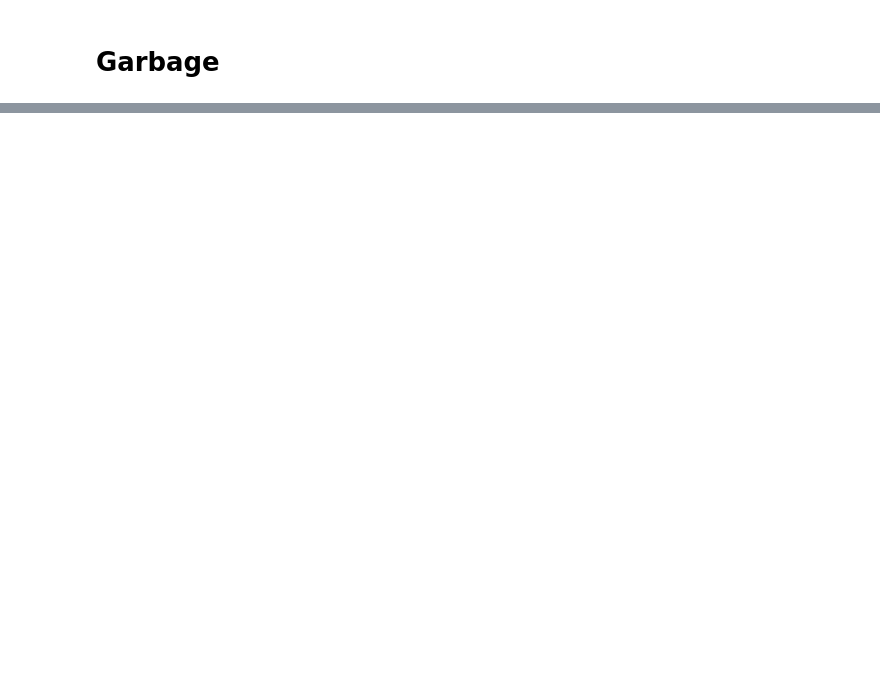
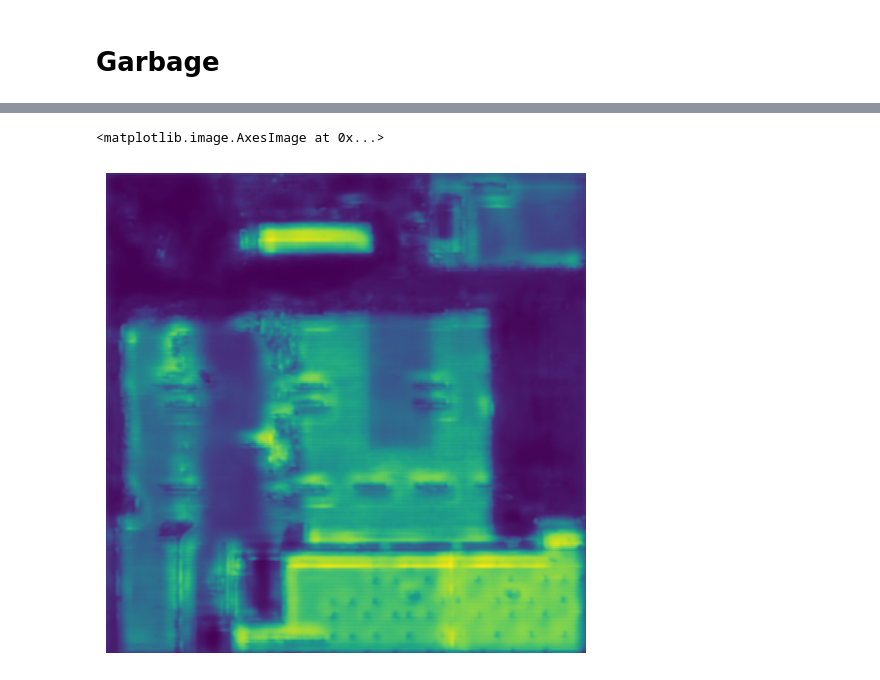
Before and after one commit to OiseauDesNuages/Apprentissage_Supervise_IATI_S9, a Jupyter notebook: Notebooks/UNET/unet_segmentation.ipynb, the cells around one changed output, grey strips where cells are left out. Saved outputs shown, nothing was run; the diff lists cells and outputs as text; code cells hidden in the pictures; blank space fills up the shorter version.

```diff
--- a/Notebooks/UNET/unet_segmentation.ipynb
+++ b/Notebooks/UNET/unet_segmentation.ipynb
@@ -253,15 +272,19 @@ plt.savefig("gt_unet.png")
 # %%
 Y.max()
 # %%
+model.to("cpu")
 Zl = model(X[None, ...])
-Z = torch.sigmoid(model(X[None, ...].to("cpu")))
+Z = torch.sigmoid(model(X[None, ...]))
 ax = plt.axes([0, 0, 1, 1], frameon=False)
 
 ax.get_xaxis().set_visible(False)
 ax.get_yaxis().set_visible(False)
 plt.autoscale(tight=True)
-plt.imshow(Z[0, 0, ...].cpu().detach().numpy())
-plt.savefig("pred_unet.png")
+plt.imshow(Z[0, 0, ...].to(torch.float).cpu().detach().numpy())
+# plt.savefig("pred_unet.png")
+# %% [output]
+<matplotlib.image.AxesImage at 0x...>
+[figure, added]
 # %%
 class DiceLoss(nn.Module):
     def __init__(self, ignore_index=255, smooth=1.0):
```
Also changed, not shown: parts of 7 cells of this notebook, 2 other files.
